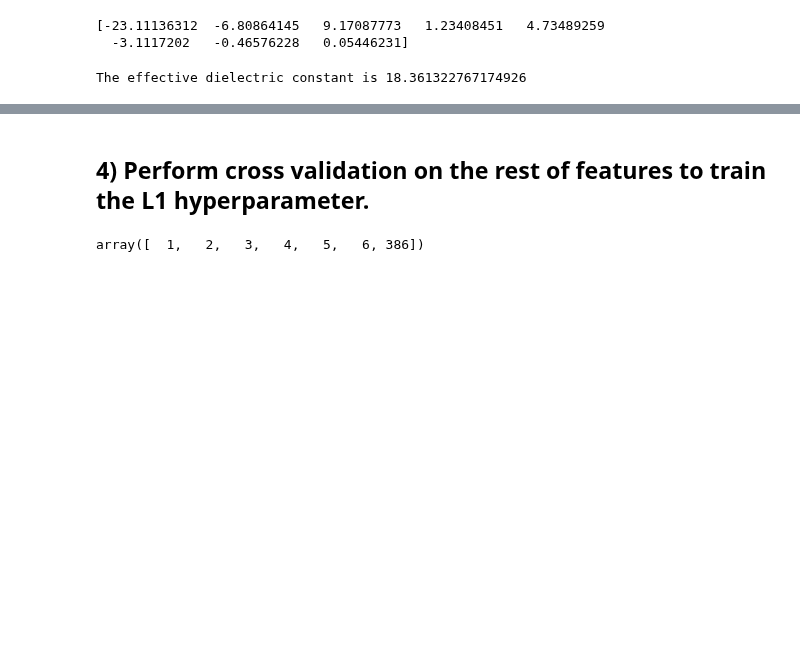
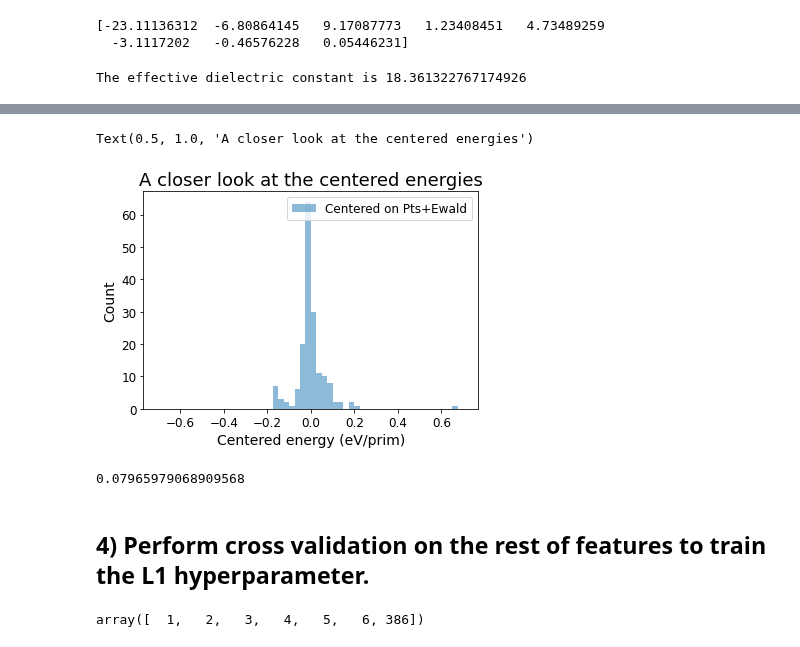
Before and after one commit to CederGroupHub/smol, a Jupyter notebook: docs/src/notebooks/ce-fit-w-centering.ipynb, the cells around one changed output, grey strips where cells are left out. Saved outputs shown, nothing was run; the diff lists cells and outputs as text; code cells hidden in the pictures; blank space fills up the shorter version.

```diff
--- a/docs/src/notebooks/ce-fit-w-centering.ipynb
+++ b/docs/src/notebooks/ce-fit-w-centering.ipynb
@@ -128,3 +169,19 @@ plt.legend()
+# %%
+bins = np.arange(-0.7, 0.71, 0.025)
+plt.hist(centered_energies, bins=bins, alpha=0.5, label='Centered on Pts+Ewald')
+plt.xlabel('Centered energy (eV/prim)', fontsize=14)
+plt.xticks(fontsize=12)
+plt.ylabel('Count', fontsize=14)
+plt.yticks(fontsize=12)
+plt.legend(fontsize=12)
+plt.title('A closer look at the centered energies', fontsize=18)
+# %% [output]
+Text(0.5, 1.0, 'A closer look at the centered energies')
+[figure, added]
+# %%
+print(f'The variance of DFT energies is {np.std(unique_energies)}, while the variance of the centered energy is {np.std(centered_energies)} eV/prim')
+# %% [output]
+0.07965979068909568
 # %% [markdown]
 ## 4) Perform cross validation on the rest of features to train the L1 hyperparameter.
 # %%
```
Also changed, not shown: parts of 10 cells of this notebook.
